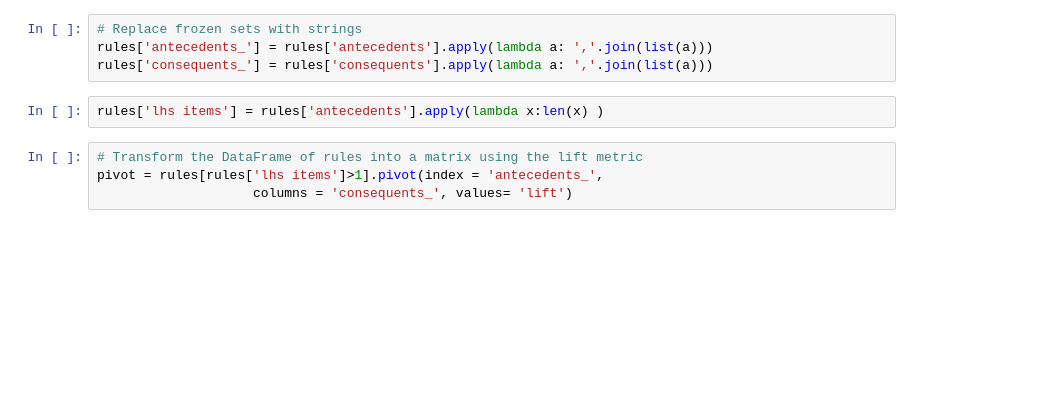
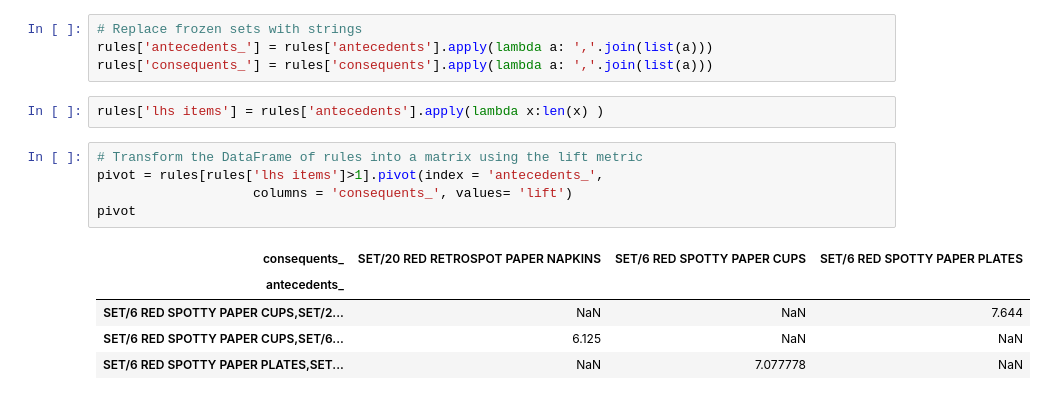
Before and after one commit to Darrellcr/proyek-akhir-datmin, a Jupyter notebook: Proyek kelompok 4.ipynb, the cells around one changed output. Saved outputs shown, nothing was run; the diff lists cells and outputs as text; blank space fills up the shorter version.

```diff
--- a/Proyek kelompok 4.ipynb
+++ b/Proyek kelompok 4.ipynb
@@ -409,7 +408,14 @@ rules['lhs items'] = rules['antecedents'].apply(lambda x:len(x) )
 # %%
 # Transform the DataFrame of rules into a matrix using the lift metric
 pivot = rules[rules['lhs items']>1].pivot(index = 'antecedents_',
                     columns = 'consequents_', values= 'lift')
+pivot
+# %% [output]
+| consequents_ | SET/20 RED RETROSPOT PAPER NAPKINS | SET/6 RED SPOTTY PAPER CUPS | SET/6 RED SPOTTY PAPER PLATES |
+| antecedents_ |  |  |  |
+| SET/6 RED SPOTTY PAPER CUPS,SET/2... | NaN | NaN | 7.644 |
+| SET/6 RED SPOTTY PAPER CUPS,SET/6... | 6.125 | NaN | NaN |
+| SET/6 RED SPOTTY PAPER PLATES,SET... | NaN | 7.077778 | NaN |
 # %%
 # Generate a heatmap with annotations on and the colorbar off
 sns.heatmap(pivot, annot = True)
```
Also changed, not shown: parts of 10 cells of this notebook.
